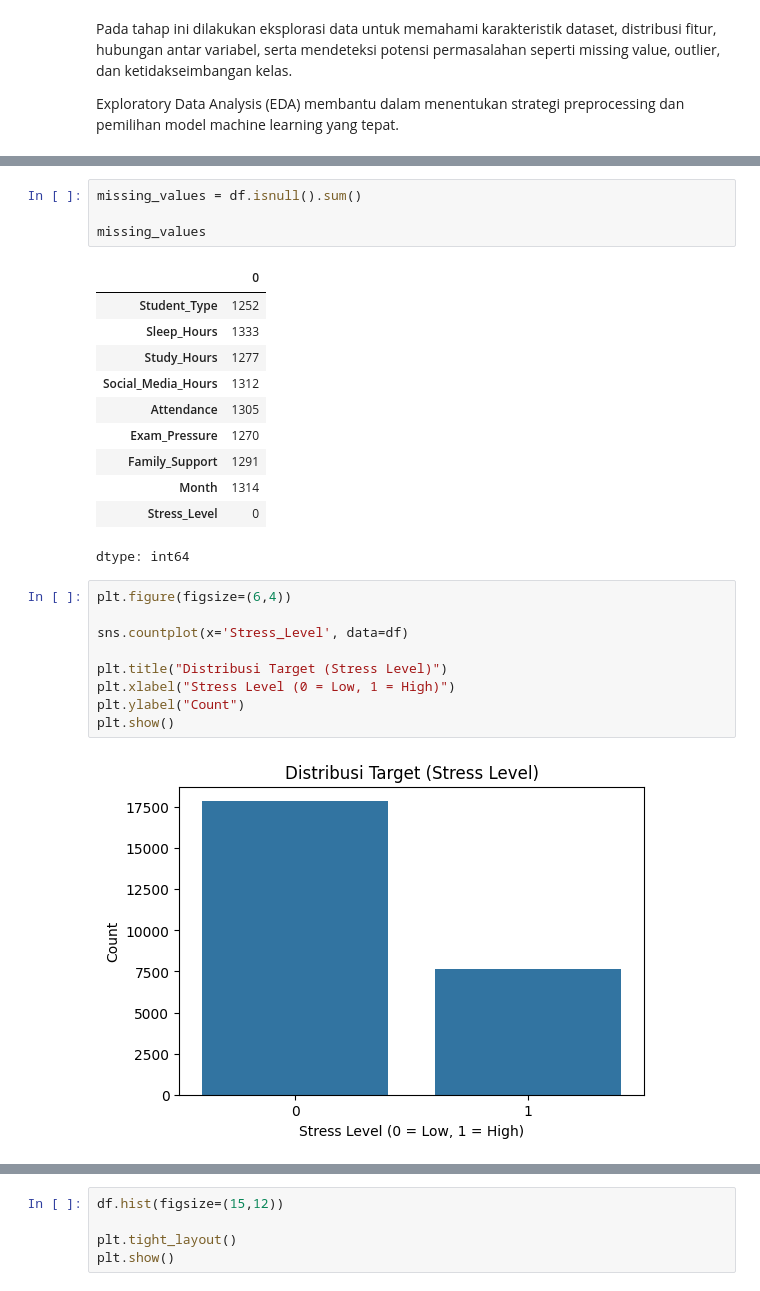
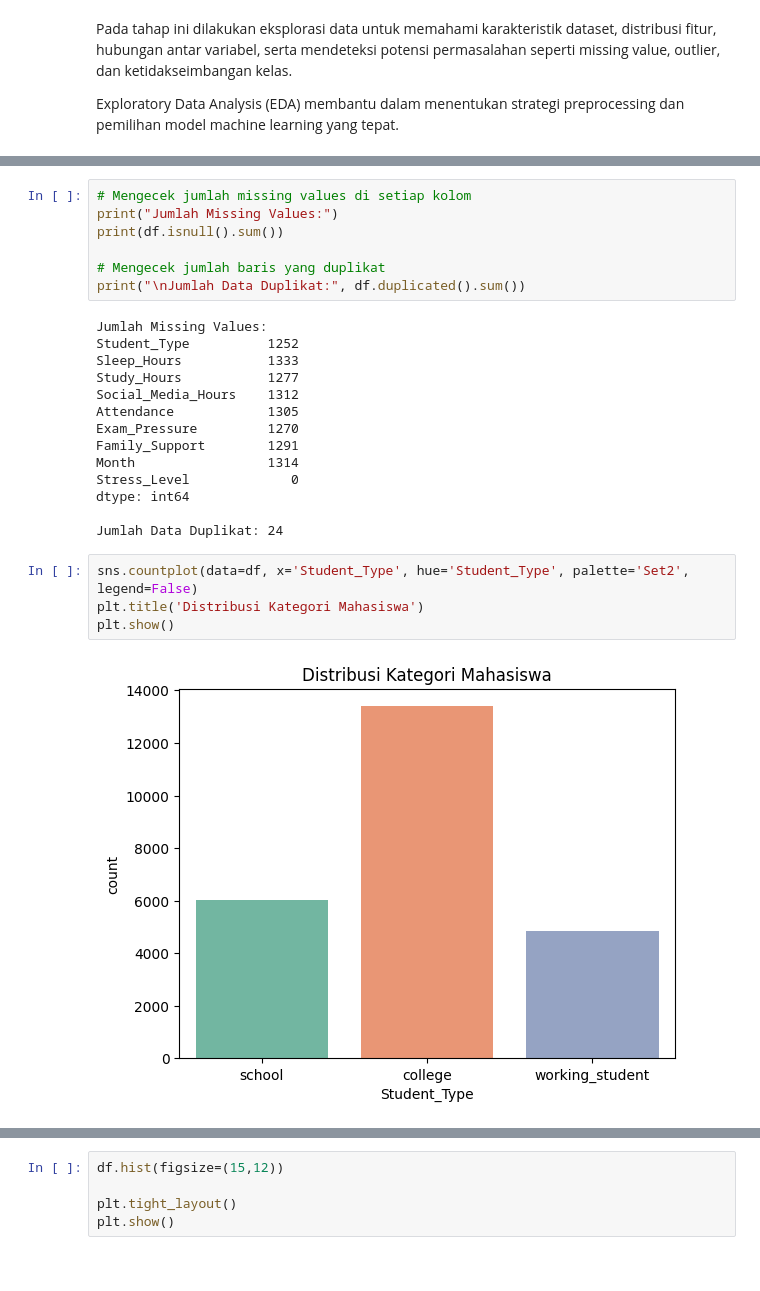
Before and after one commit to rifdan316-byte/Eksperimen_SML_Rifdan, a Jupyter notebook: prepocessing/Eksperimen_Rifdan.ipynb, the cells around one changed output, grey strips where cells are left out. Cells and saved outputs as stored; diff of their text form.

```diff
--- a/prepocessing/Eksperimen_Rifdan.ipynb
+++ b/prepocessing/Eksperimen_Rifdan.ipynb
@@ -103,28 +117,28 @@ df.describe()
 # %%
-missing_values = df.isnull().sum()
+# Mengecek jumlah missing values di setiap kolom
+print("Jumlah Missing Values:")
+print(df.isnull().sum())
 
-missing_values
+# Mengecek jumlah baris yang duplikat
+print("\nJumlah Data Duplikat:", df.duplicated().sum())
 # %% [output]
-|  | 0 |
-| Student_Type | 1252 |
-| Sleep_Hours | 1333 |
-| Study_Hours | 1277 |
-| Social_Media_Hours | 1312 |
-| Attendance | 1305 |
-| Exam_Pressure | 1270 |
-| Family_Support | 1291 |
-| Month | 1314 |
-| Stress_Level | 0 |
+Jumlah Missing Values:
+Student_Type          1252
+Sleep_Hours           1333
+Study_Hours           1277
+Social_Media_Hours    1312
+Attendance            1305
+Exam_Pressure         1270
+Family_Support        1291
+Month                 1314
+Stress_Level             0
 dtype: int64
+
+Jumlah Data Duplikat: 24
-# %%
-plt.figure(figsize=(6,4))
-
-sns.countplot(x='Stress_Level', data=df)
-
-plt.title("Distribusi Target (Stress Level)")
-plt.xlabel("Stress Level (0 = Low, 1 = High)")
-plt.ylabel("Count")
-plt.show()
-# %% [output]
-[figure, removed]
+# %%
+sns.countplot(data=df, x='Student_Type', hue='Student_Type', palette='Set2', legend=False)
+plt.title('Distribusi Kategori Mahasiswa')
+plt.show()
+# %% [output]
+[figure, added]
 # %%
```
Also changed, not shown: parts of 15 cells of this notebook.
